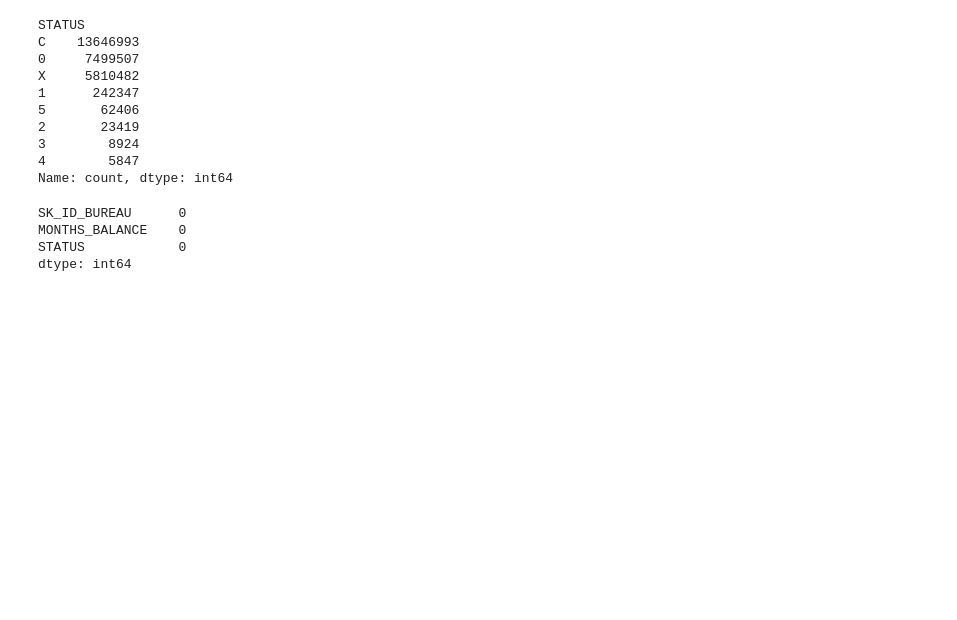
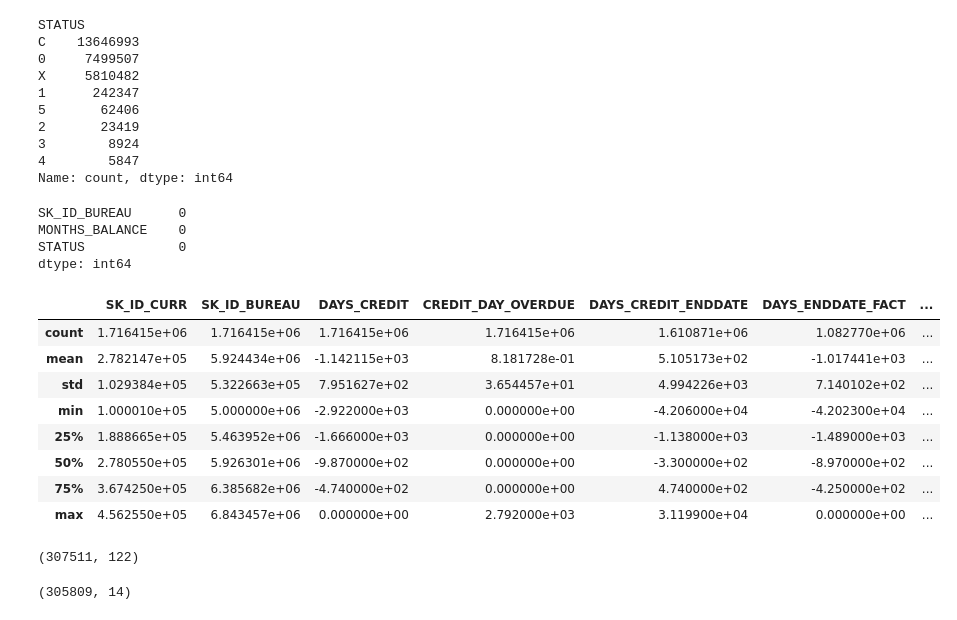
Before and after one commit to SirHelpMePlease/Home-Credit-Default-Risk-Kaggle, a Jupyter notebook: 02_feature_engineering.ipynb, the cells around one changed output. Saved outputs shown, nothing was run; the diff lists cells and outputs as text; code cells hidden in the pictures; blank space fills up the shorter version.

Commit message:
Bureau_balance und Bureau sind jetzt aggregiert

```diff
--- a/02_feature_engineering.ipynb
+++ b/02_feature_engineering.ipynb
@@ -196,0 +148,48 @@ dtype: int64
+# %%
+bureau_balance_agg = bureau_balance.groupby("SK_ID_BUREAU").agg(
+    bb_months_count=("MONTHS_BALANCE", "count"),      # wie viele Monate Daten vorhanden
+    bb_max_dpd=("STATUS", lambda x: x[x.isin(["1","2","3","4","5"])].astype(float).max()),  # schlimmster DPD Status
+    bb_bad_months=("STATUS", lambda x: x.isin(["4","5"]).sum()),  # Monate mit ernstem Verzug
+).reset_index()
+
+bureau = bureau.merge(bureau_balance_agg, on="SK_ID_BUREAU", how="left")
+# %%
+bureau.describe()
+# %% [output]
+|  | SK_ID_CURR | SK_ID_BUREAU | DAYS_CREDIT | CREDIT_DAY_OVERDUE | DAYS_CREDIT_ENDDATE | DAYS_ENDDATE_FACT | ... |
+| count | 1.716415e+06 | 1.716415e+06 | 1.716415e+06 | 1.716415e+06 | 1.610871e+06 | 1.082770e+06 | ... |
+| mean | 2.782147e+05 | 5.924434e+06 | -1.142115e+03 | 8.181728e-01 | 5.105173e+02 | -1.017441e+03 | ... |
+| std | 1.029384e+05 | 5.322663e+05 | 7.951627e+02 | 3.654457e+01 | 4.994226e+03 | 7.140102e+02 | ... |
+| min | 1.000010e+05 | 5.000000e+06 | -2.922000e+03 | 0.000000e+00 | -4.206000e+04 | -4.202300e+04 | ... |
+| 25% | 1.888665e+05 | 5.463952e+06 | -1.666000e+03 | 0.000000e+00 | -1.138000e+03 | -1.489000e+03 | ... |
+| 50% | 2.780550e+05 | 5.926301e+06 | -9.870000e+02 | 0.000000e+00 | -3.300000e+02 | -8.970000e+02 | ... |
+| 75% | 3.674250e+05 | 6.385682e+06 | -4.740000e+02 | 0.000000e+00 | 4.740000e+02 | -4.250000e+02 | ... |
+| max | 4.562550e+05 | 6.843457e+06 | 0.000000e+00 | 2.792000e+03 | 3.119900e+04 | 0.000000e+00 | ... |
+# %%
+bureau_agg = bureau.groupby("SK_ID_CURR").agg(
+    bureau_loan_count=("SK_ID_BUREAU", "count"),    #Anzahl Kredite
+    bureau_active_count=("CREDIT_ACTIVE", lambda x: (x == "Active").sum()), #Anzahl Aktive Kredite
+    bureau_total_credit=("AMT_CREDIT_SUM", "sum"),  #Gesamtkreditehöhe
+    bureau_total_debt=("AMT_CREDIT_SUM_DEBT", "sum"),   #Gesamtschulden
+    bureau_current_debt=("AMT_CREDIT_SUM_OVERDUE", "sum"),  #Aktuelle Schulden
+
+    bureau_avg_credit_age=("DAYS_CREDIT", "mean"),       # wie lange zurück die Kredite sind
+    bureau_most_recent_credit=("DAYS_CREDIT", "max"),    # jüngster Kredit
+    bureau_oldest_credit=("DAYS_CREDIT", "min"),         # ältester Kredit
+
+    bureau_avg_credit=("AMT_CREDIT_SUM", "mean"),
+    bureau_max_credit=("AMT_CREDIT_SUM", "max"),
+
+    bb_months_count = ("bb_months_count", "sum"),
+    bb_max_dpd=("bb_max_dpd", "max"),
+    bb_bad_months=("bb_bad_months", "sum"),
+).reset_index()
+
+print(application_train.shape)
+application_train = application_train.merge(bureau_agg, on="SK_ID_CURR", how="left")
+# %% [output]
+(307511, 122)
+# %%
+print(bureau_agg.shape)
+# %% [output]
+(305809, 14)
```
Also changed, not shown: parts of 11 cells of this notebook.
